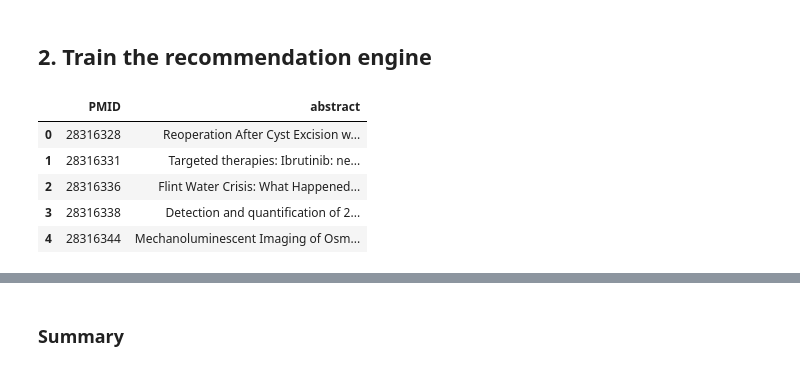
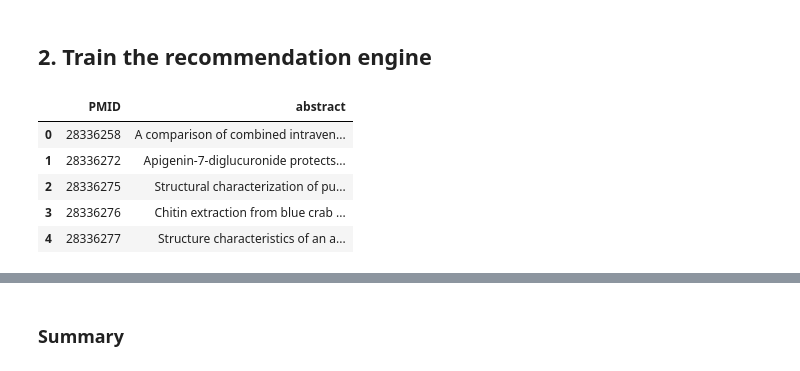
Before and after one commit to lixu0818/PIPA, a Jupyter notebook: PIPA_demo.ipynb, the cells around one changed output, grey strips where cells are left out. Drawn from its saved outputs; the diff is of its cells as text; code cells hidden in the pictures.

```diff
--- a/PIPA_demo.ipynb
+++ b/PIPA_demo.ipynb
@@ -21,18 +24,18 @@ cur = db.cursor()
 ## 1. Extract and parse data from PubMed using a crawler
 # %%
 # set up extraction variables
-dailyMax = 200
+dailyMax = 1000
 batchNum = 20
 sleeptimeforPubmed = 5
 backstep = 20
 
 cur.execute('select pmid from articles order by pmid desc')
 rows = cur.fetchall()
-startingPMID = rows[backstep][0]
-endingPMID = rows[0][0]
+# startingPMID = rows[backstep][0]
+# endingPMID = rows[0][0]
 
 # for testing
-# startingPMID = 28315832
+startingPMID = 28334039
 
 print "Starting PMID is %d" % startingPMID
 # %% [output]
@@ -274,13 +294,13 @@ def train(userpool, dailypool, userId, cur, db):
 # %%
-dailypool = import_data_articles('articles', cur)
+dailypool = import_data_articles('dev_articles', cur)
 dailypool.head()
 # %% [output]
 |  | PMID | abstract |
-| 0 | 28316328 | Reoperation After Cyst Excision w... |
-| 1 | 28316331 | Targeted therapies: Ibrutinib: ne... |
-| 2 | 28316336 | Flint Water Crisis: What Happened... |
-| 3 | 28316338 | Detection and quantification of 2... |
-| 4 | 28316344 | Mechanoluminescent Imaging of Osm... |
+| 0 | 28336258 | A comparison of combined intraven... |
+| 1 | 28336272 | Apigenin-7-diglucuronide protects... |
+| 2 | 28336275 | Structural characterization of pu... |
+| 3 | 28336276 | Chitin extraction from blue crab ... |
+| 4 | 28336277 | Structure characteristics of an a... |
 # %%
 cur.execute('select distinct user_id from user_articles')
 userIdlist = cur.fetchall()
```
Also changed, not shown: parts of 13 cells of this notebook.
